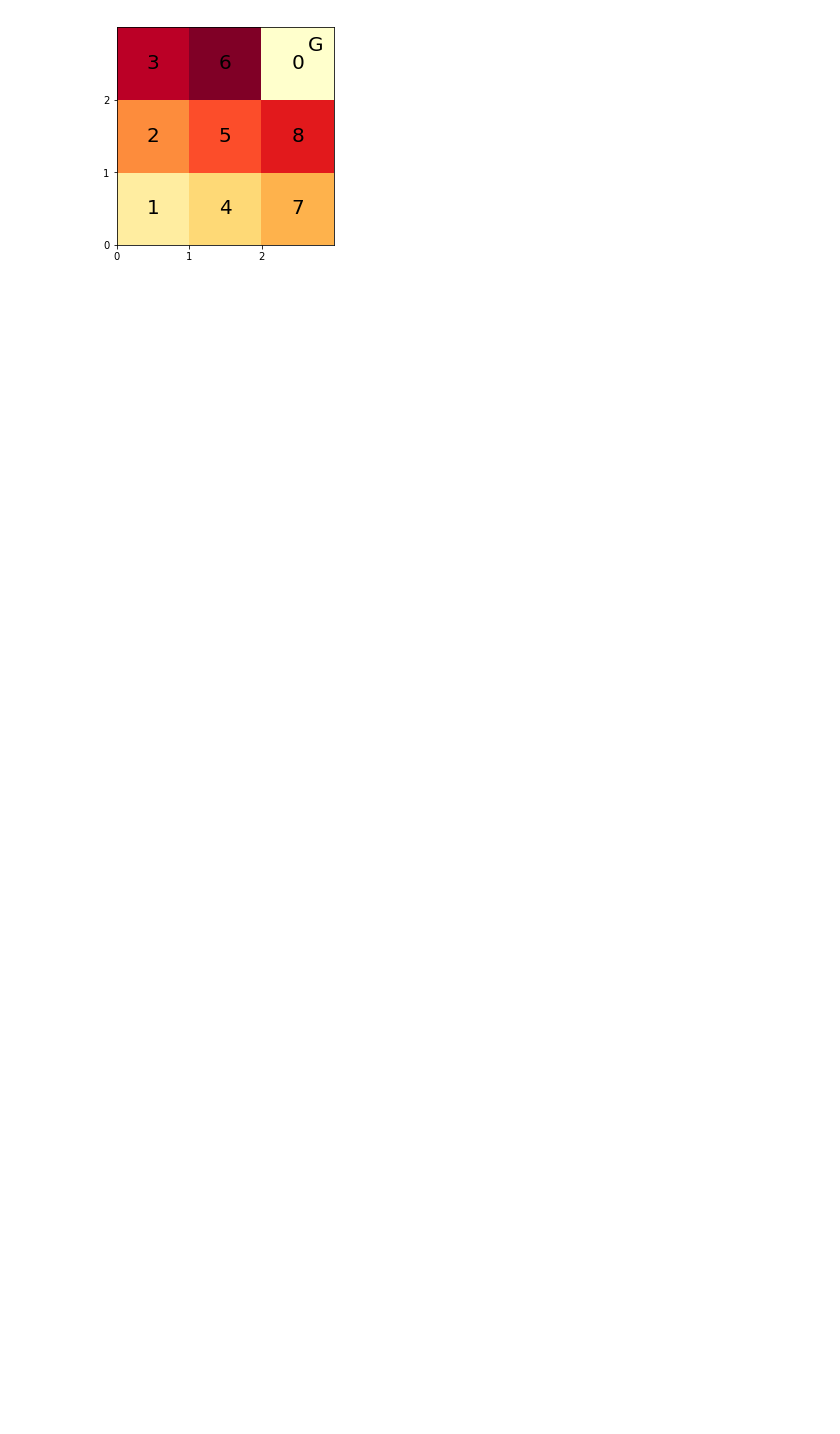
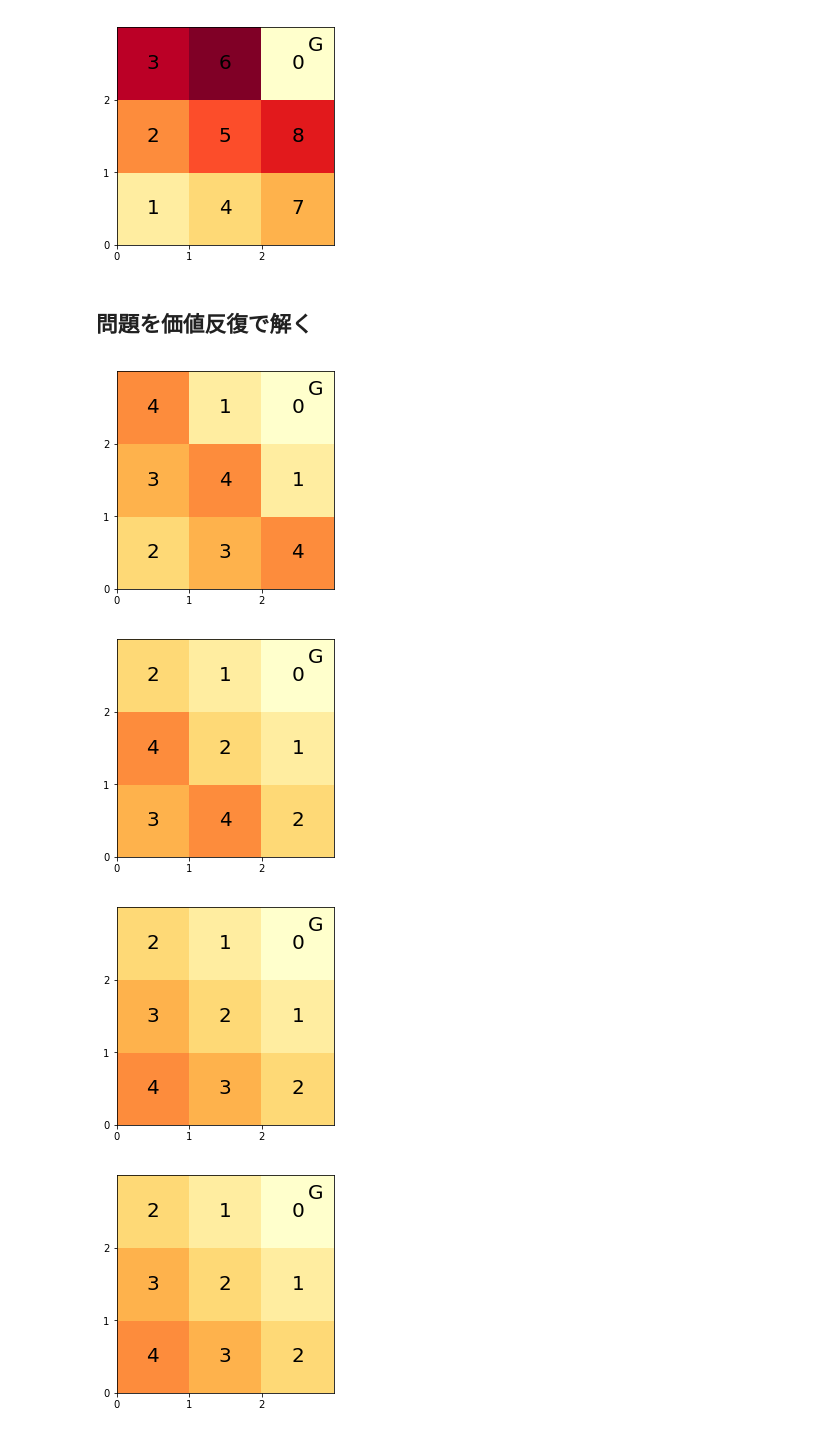
Before and after one commit to ryuichiueda/probrobo_practice, a Jupyter notebook: value_iteration/simple_value_iteration_no_noise.ipynb, the cells around one changed output. Cells and saved outputs as stored; diff of their text form; code cells hidden in the pictures; blank space fills up the shorter version.

Commit message:
Implement sweep

```diff
--- a/value_iteration/simple_value_iteration_no_noise.ipynb
+++ b/value_iteration/simple_value_iteration_no_noise.ipynb
@@ -13,12 +52,4 @@ This software is released under the MIT License, see LICENSE.
 # %%
-%matplotlib inline
-import matplotlib.pyplot as plt
-import numpy as np
-
-values = [[1,2,3],[4,5,6],[7,8,0]]   # 3x3のマス目の世界を作る。座標はvaluesの添え字で表す
-goals = [(2,2)]                                    # ゴールを1個だけ座標(2,2)に置く
-
-# 描画
 def draw(data):
     fig, ax = plt.subplots()
     mp = ax.pcolor(data, cmap=plt.cm.YlOrRd,vmin=0,vmax=8)
@@ -26,16 +57,45 @@ def draw(data):
     ax.set_xticks([0,1,2], minor=False)
     ax.set_yticks([0,1,2], minor=False)
 
-    for x in range(len(values)):
-        for y in range(len(values[0])):
-            plt.text(x+0.5,y+0.5,values[x][y],ha = 'center', va = 'center', size=20)
+    for x in range(len(costs)):
+        for y in range(len(costs[0])):
+            plt.text(x+0.5,y+0.5,costs[x][y],ha = 'center', va = 'center', size=20)
 
-    for g in goals:
-            plt.text(g[0]+0.75,g[1]+0.75,"G",ha = 'center', va = 'center', size=20)
+    plt.text(goal[0]+0.75,goal[1]+0.75,"G",ha = 'center', va = 'center', size=20)
 
 
     plt.show()
 
-draw(values)
+draw(costs)
 # %% [output]
 [figure]
+# %% [markdown]
+## 問題を価値反復で解く
+# %%
+def action_value(pos, action, costs, goal):
+    if pos == goal: return cost(pos)    # ゴールの価値は不変
+
+    if    action == "up":      return 1+cost((pos[0],pos[1]+1))
+    elif action == "down": return 1+cost((pos[0],pos[1]-1))
+    elif action == "left":    return 1+cost((pos[0]-1,pos[1]))
+    elif action == "right":  return 1+cost((pos[0]+1,pos[1]))
+
+def sweep():
+    for x in range(size):
+        for y in range(size):
+            min_cost = 100
+            for a in actions:
+                c = action_value((x,y), a, costs, goal)
+                min_cost = c if c < min_cost else min_cost
+
+            costs[x][y] = min_cost
+
+    draw(costs)
+
+for i in range(4):
+    sweep()
+# %% [output]
+[figure, added]
+[figure, added]
+[figure, added]
+[figure, added]
```
Also changed, not shown: parts of 3 cells of this notebook.
